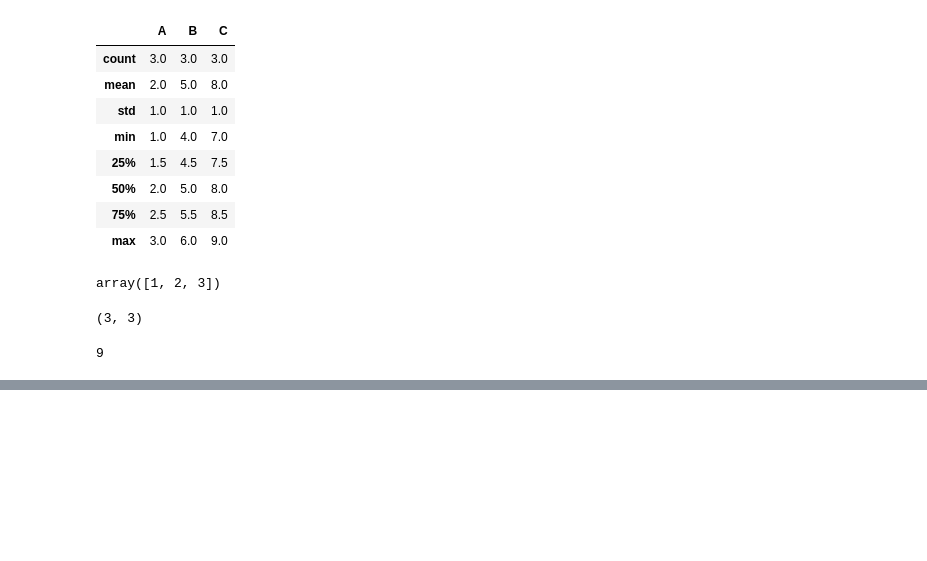
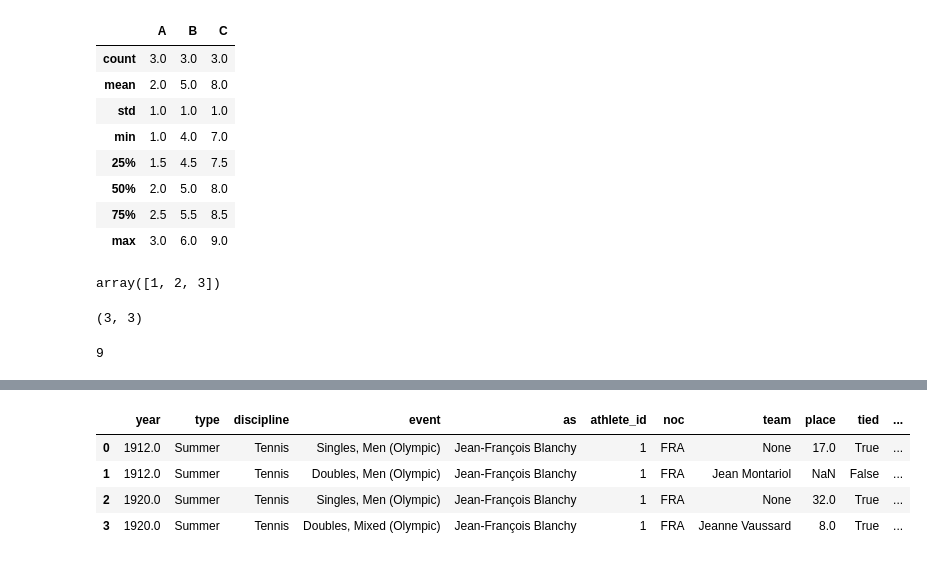
Before and after one commit to dev-paplix/pds-gx, a Jupyter notebook: Pandas.ipynb, the cells around one changed output, grey strips where cells are left out. Saved outputs shown, nothing was run; the diff lists cells and outputs as text; code cells hidden in the pictures; blank space fills up the shorter version.

```diff
--- a/Pandas.ipynb
+++ b/Pandas.ipynb
@@ -87,0 +99,11 @@ df.size
+# %%
+# Reading Parquet file
+
+results = pd.read_parquet("./assets/results.parquet")
+results.head(4)
+# %% [output]
+|  | year | type | discipline | event | as | athlete_id | noc | team | place | tied | ... |
+| 0 | 1912.0 | Summer | Tennis | Singles, Men (Olympic) | Jean-François Blanchy | 1 | FRA | None | 17.0 | True | ... |
+| 1 | 1912.0 | Summer | Tennis | Doubles, Men (Olympic) | Jean-François Blanchy | 1 | FRA | Jean Montariol | NaN | False | ... |
+| 2 | 1920.0 | Summer | Tennis | Singles, Men (Olympic) | Jean-François Blanchy | 1 | FRA | None | 32.0 | True | ... |
+| 3 | 1920.0 | Summer | Tennis | Doubles, Mixed (Olympic) | Jean-François Blanchy | 1 | FRA | Jeanne Vaussard | 8.0 | True | ... |
```
Also changed, not shown: parts of 16 cells of this notebook.
